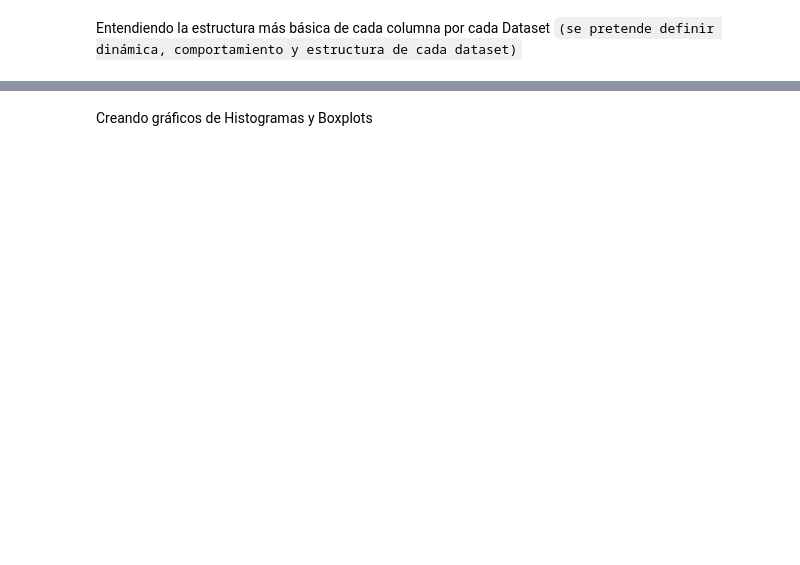
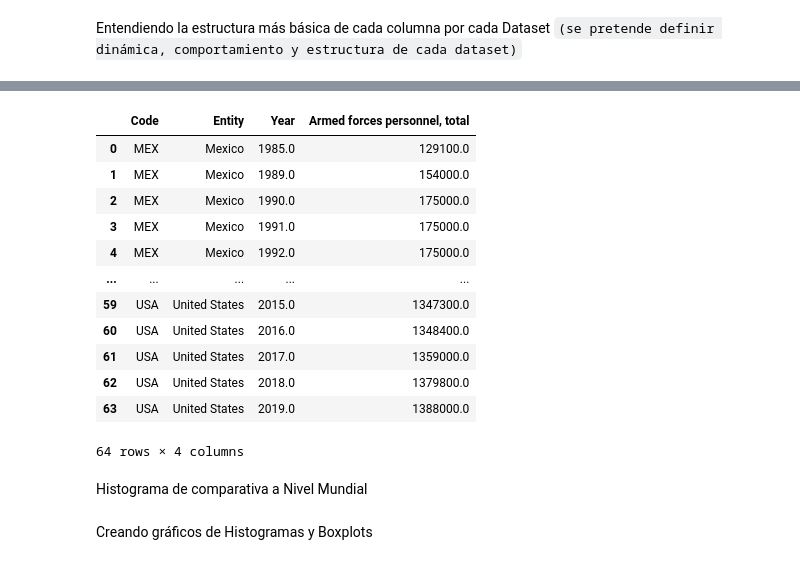
Before and after one commit to martinje24/Data-Science, a Jupyter notebook: Analisis-univariado/Idea_Martin_Reyes.ipynb, the cells around one changed output, grey strips where cells are left out. Saved outputs shown, nothing was run; the diff lists cells and outputs as text; code cells hidden in the pictures; blank space fills up the shorter version.

```diff
--- a/Analisis-univariado/Idea_Martin_Reyes.ipynb
+++ b/Analisis-univariado/Idea_Martin_Reyes.ipynb
@@ -47,2 +204,28 @@ Zimbabwe            ZWE          50800.0     50900.0     52700.0     67800.0
+# %%
+data=df_afp.groupby(["Code","Entity","Year"])["Armed forces personnel, total"].max().reset_index()
+data_Mexico=data.where(data["Entity"]=="Mexico").dropna()
+data_Mexico=data_Mexico.merge(data.where(data["Entity"]=="United States").dropna(),how="outer")
+fig_hist_data_Mexico=px.histogram(data_Mexico,x="Year",y="Armed forces personnel, total",color="Entity",
+            text_auto='1s',pattern_shape="Entity",title="Histograma semilogarítmico de fuerza militar de México vs USA",
+            nbins=20,log_y=True)
+fig_hist_data_Mexico.show()
+# %%
+data_Mexico
+# %% [output]
+|  | Code | Entity | Year | Armed forces personnel, total |
+| 0 | MEX | Mexico | 1985.0 | 129100.0 |
+| 1 | MEX | Mexico | 1989.0 | 154000.0 |
+| 2 | MEX | Mexico | 1990.0 | 175000.0 |
+| 3 | MEX | Mexico | 1991.0 | 175000.0 |
+| 4 | MEX | Mexico | 1992.0 | 175000.0 |
+| ... | ... | ... | ... | ... |
+| 59 | USA | United States | 2015.0 | 1347300.0 |
+| 60 | USA | United States | 2016.0 | 1348400.0 |
+| 61 | USA | United States | 2017.0 | 1359000.0 |
+| 62 | USA | United States | 2018.0 | 1379800.0 |
+| 63 | USA | United States | 2019.0 | 1388000.0 |
+64 rows × 4 columns
+# %% [markdown]
+Histograma de comparativa a Nivel Mundial
 # %%
 fig_df_afp=px.histogram(df_afp.groupby(["Code","Entity"])["Armed forces personnel, total"].max().sort_values(ascending=False).head(21).reset_index(),x="Code",y="Armed forces personnel, total",color="Entity",
```
Also changed, not shown: parts of 24 cells of this notebook.
